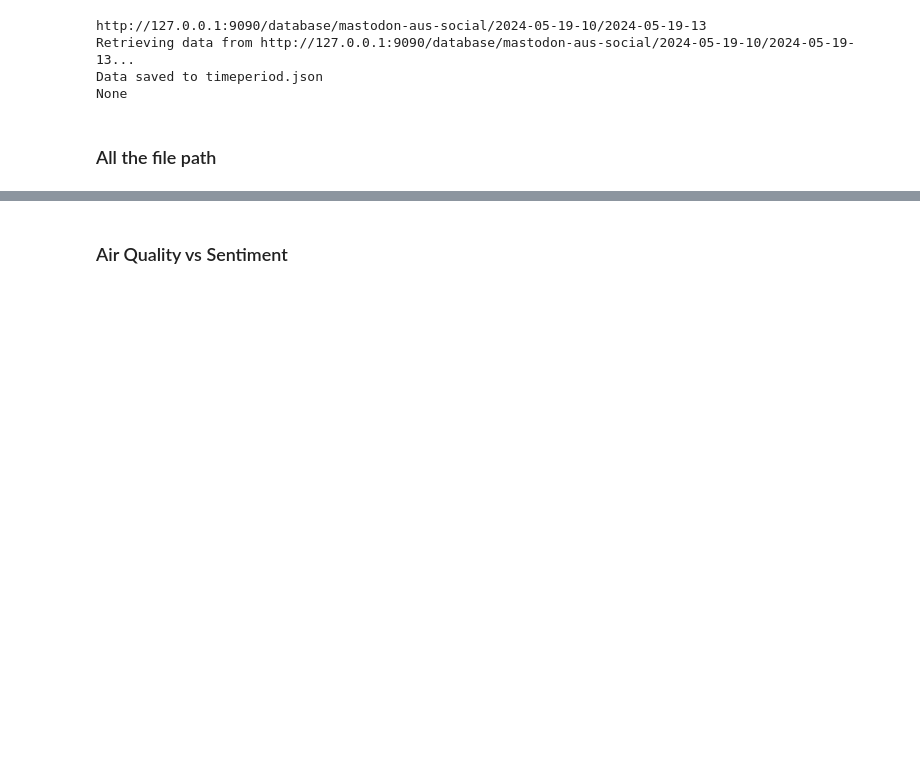
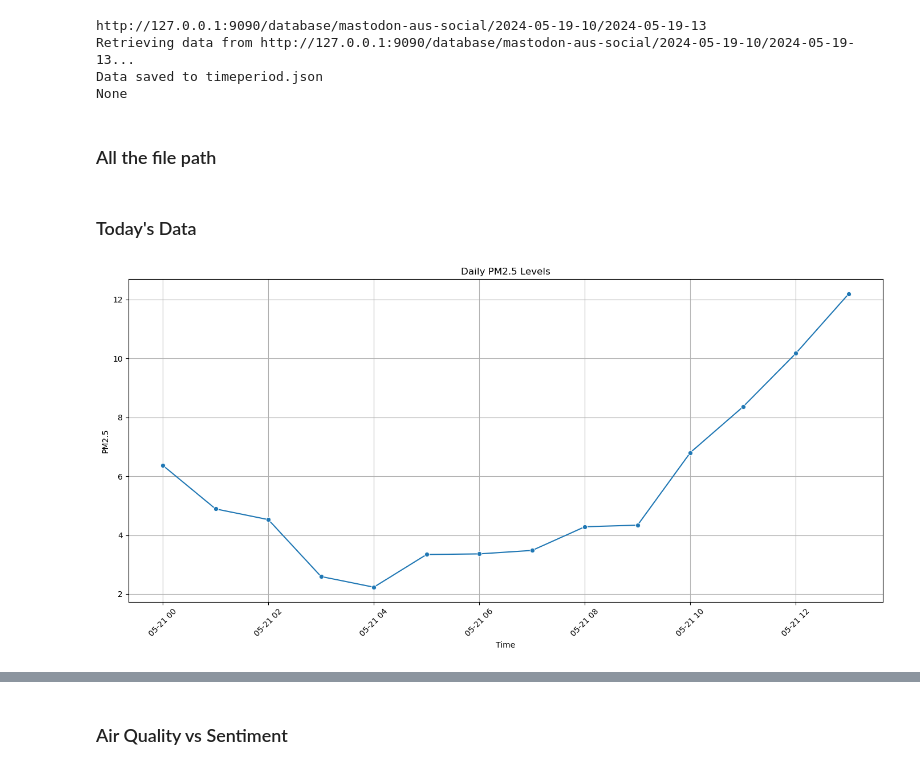
Before and after one commit to BlueTriangleG/CloudEnvInsights-KubeFissionDataProcessor, a Jupyter notebook: frontend/frontEnd.ipynb, the cells around one changed output, grey strips where cells are left out. Drawn from its saved outputs; the diff is of its cells as text; code cells hidden in the pictures; blank space fills up the shorter version.

```diff
--- a/frontend/frontEnd.ipynb
+++ b/frontend/frontEnd.ipynb
@@ -103,3 +103,14 @@ weather_file_path = './realtimeData/weathercondition.json'
 today_air_quality_file_path = './dataInOneDay/aircondition_today.json'
 today_weather_file_path = './dataInOneDay/weathercondition_today.json'
 child_air_quality = './realtimeData/child-air-quality.json'
+# %% [markdown]
+### Today's Data
+# %%
+# Today's air quality
+
+import oneDayAnalysis.air_quality_one_day as aqa
+today_air_quality = aqa.load_pm25_data(today_air_quality_file_path)
+
+aqa.visualize_pm25(today_air_quality)
+# %% [output]
+[figure, added]
```
Also changed, not shown: parts of 7 cells of this notebook, 6 other files.
